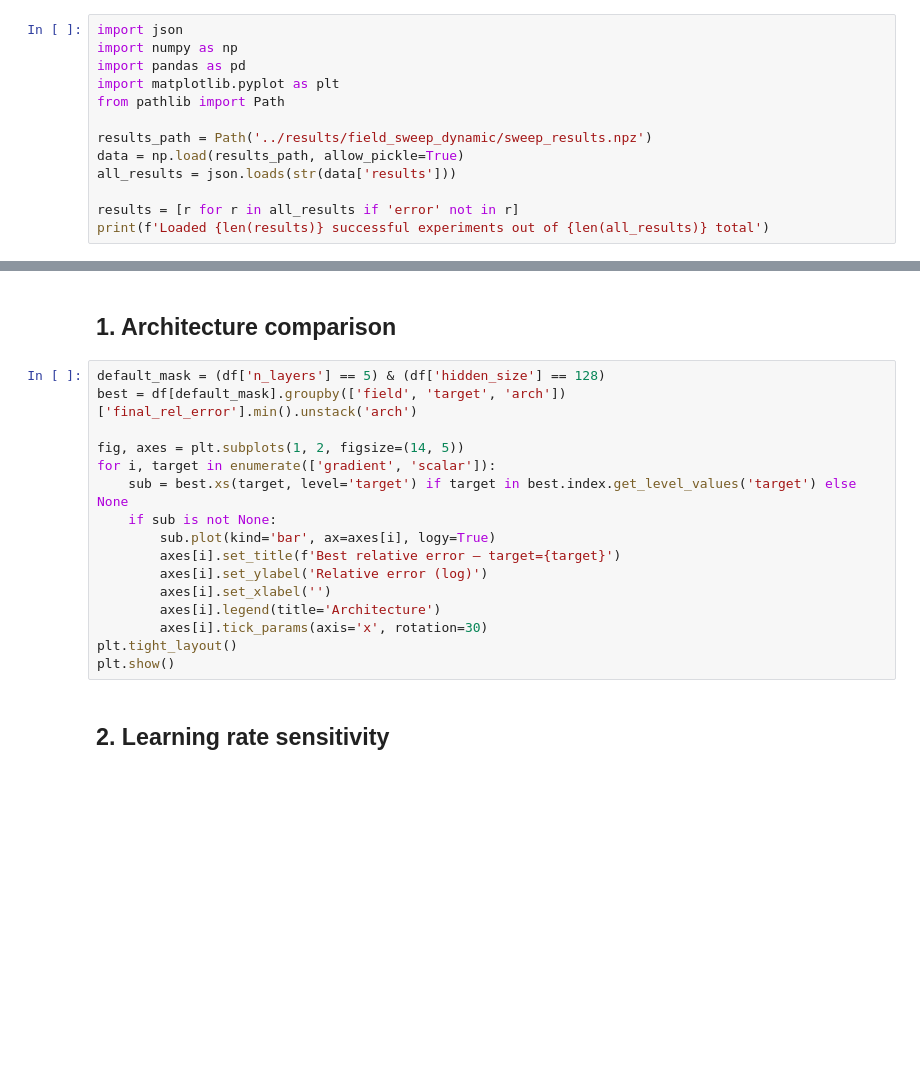
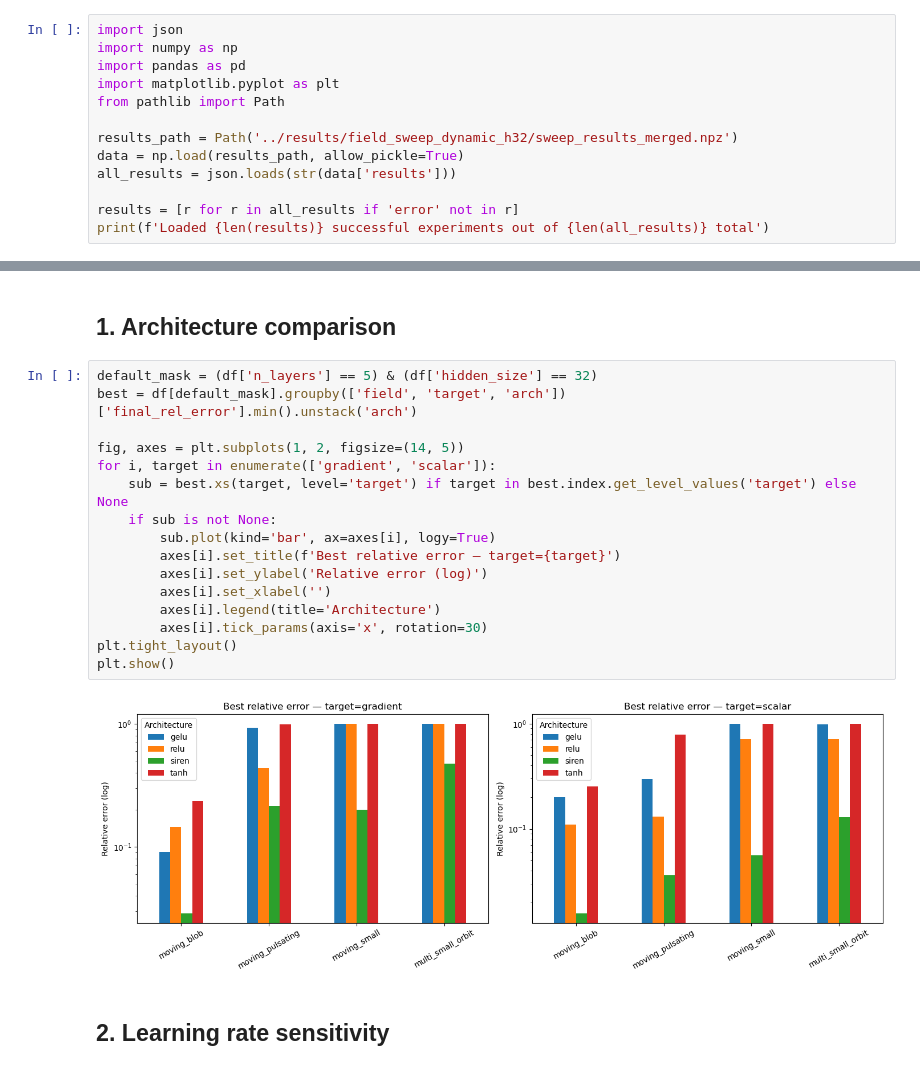
Before and after one commit to allierc/cell-gnn, a Jupyter notebook: notebooks/field_sweep_dynamic_analysis.ipynb, the cells around one changed output, grey strips where cells are left out. Saved outputs shown, nothing was run; the diff lists cells and outputs as text; blank space fills up the shorter version.

```diff
--- a/notebooks/field_sweep_dynamic_analysis.ipynb
+++ b/notebooks/field_sweep_dynamic_analysis.ipynb
@@ -81,7 +86,7 @@ import pandas as pd
 import matplotlib.pyplot as plt
 from pathlib import Path
 
-results_path = Path('../results/field_sweep_dynamic/sweep_results.npz')
+results_path = Path('../results/field_sweep_dynamic_h32/sweep_results_merged.npz')
 data = np.load(results_path, allow_pickle=True)
 all_results = json.loads(str(data['results']))
 
@@ -117,21 +135,23 @@ df.head()
 # %% [markdown]
 ## 1. Architecture comparison
 # %%
-default_mask = (df['n_layers'] == 5) & (df['hidden_size'] == 128)
+default_mask = (df['n_layers'] == 5) & (df['hidden_size'] == 32)
 best = df[default_mask].groupby(['field', 'target', 'arch'])['final_rel_error'].min().unstack('arch')
 
 fig, axes = plt.subplots(1, 2, figsize=(14, 5))
 for i, target in enumerate(['gradient', 'scalar']):
     sub = best.xs(target, level='target') if target in best.index.get_level_values('target') else None
     if sub is not None:
         sub.plot(kind='bar', ax=axes[i], logy=True)
         axes[i].set_title(f'Best relative error — target={target}')
         axes[i].set_ylabel('Relative error (log)')
         axes[i].set_xlabel('')
         axes[i].legend(title='Architecture')
         axes[i].tick_params(axis='x', rotation=30)
 plt.tight_layout()
 plt.show()
+# %% [output]
+[figure, added]
 # %% [markdown]
 ## 2. Learning rate sensitivity
 # %%
```
Also changed, not shown: parts of 9 cells of this notebook, 29 other files.
